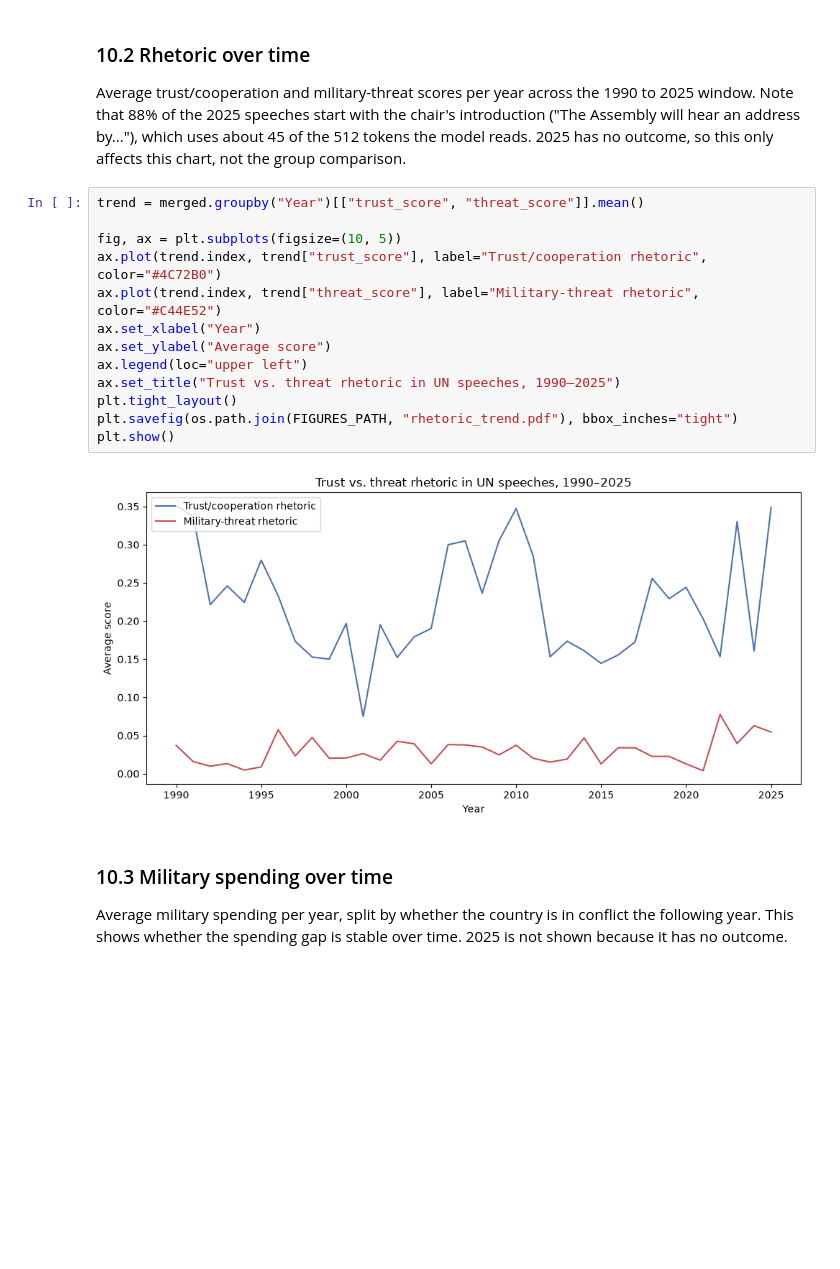
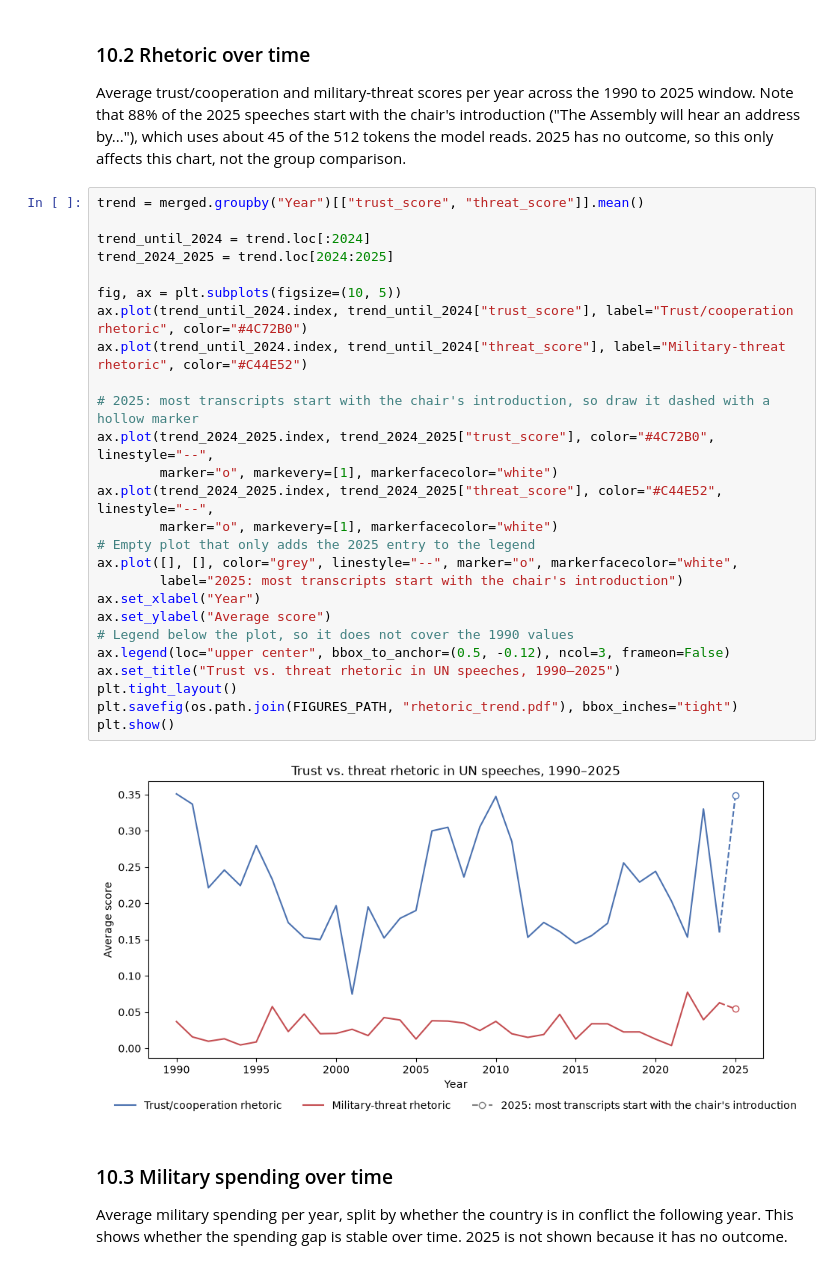
Before and after one commit to kuborro123/UN_assingment, a Jupyter notebook: main_jakub.ipynb, the cells around one changed output. Cells and saved outputs as stored; diff of their text form; blank space fills up the shorter version.

```diff
--- a/main_jakub.ipynb
+++ b/main_jakub.ipynb
@@ -834,18 +834,31 @@ Average trust/cooperation and military-threat scores per year across the 1990 to
 # %%
 trend = merged.groupby("Year")[["trust_score", "threat_score"]].mean()
 
+trend_until_2024 = trend.loc[:2024]
+trend_2024_2025 = trend.loc[2024:2025]
+
 fig, ax = plt.subplots(figsize=(10, 5))
-ax.plot(trend.index, trend["trust_score"], label="Trust/cooperation rhetoric", color="#4C72B0")
-ax.plot(trend.index, trend["threat_score"], label="Military-threat rhetoric", color="#C44E52")
+ax.plot(trend_until_2024.index, trend_until_2024["trust_score"], label="Trust/cooperation rhetoric", color="#4C72B0")
+ax.plot(trend_until_2024.index, trend_until_2024["threat_score"], label="Military-threat rhetoric", color="#C44E52")
+
+# 2025: most transcripts start with the chair's introduction, so draw it dashed with a hollow marker
+ax.plot(trend_2024_2025.index, trend_2024_2025["trust_score"], color="#4C72B0", linestyle="--",
+        marker="o", markevery=[1], markerfacecolor="white")
+ax.plot(trend_2024_2025.index, trend_2024_2025["threat_score"], color="#C44E52", linestyle="--",
+        marker="o", markevery=[1], markerfacecolor="white")
+# Empty plot that only adds the 2025 entry to the legend
+ax.plot([], [], color="grey", linestyle="--", marker="o", markerfacecolor="white",
+        label="2025: most transcripts start with the chair's introduction")
 ax.set_xlabel("Year")
 ax.set_ylabel("Average score")
-ax.legend(loc="upper left")
+# Legend below the plot, so it does not cover the 1990 values
+ax.legend(loc="upper center", bbox_to_anchor=(0.5, -0.12), ncol=3, frameon=False)
 ax.set_title("Trust vs. threat rhetoric in UN speeches, 1990–2025")
 plt.tight_layout()
 plt.savefig(os.path.join(FIGURES_PATH, "rhetoric_trend.pdf"), bbox_inches="tight")
 plt.show()
 # %% [output]
-[figure, old version]
+[figure, new version]
 # %% [markdown]
 ### 10.3 Military spending over time
 
```
Also changed, not shown: 1 other file.
